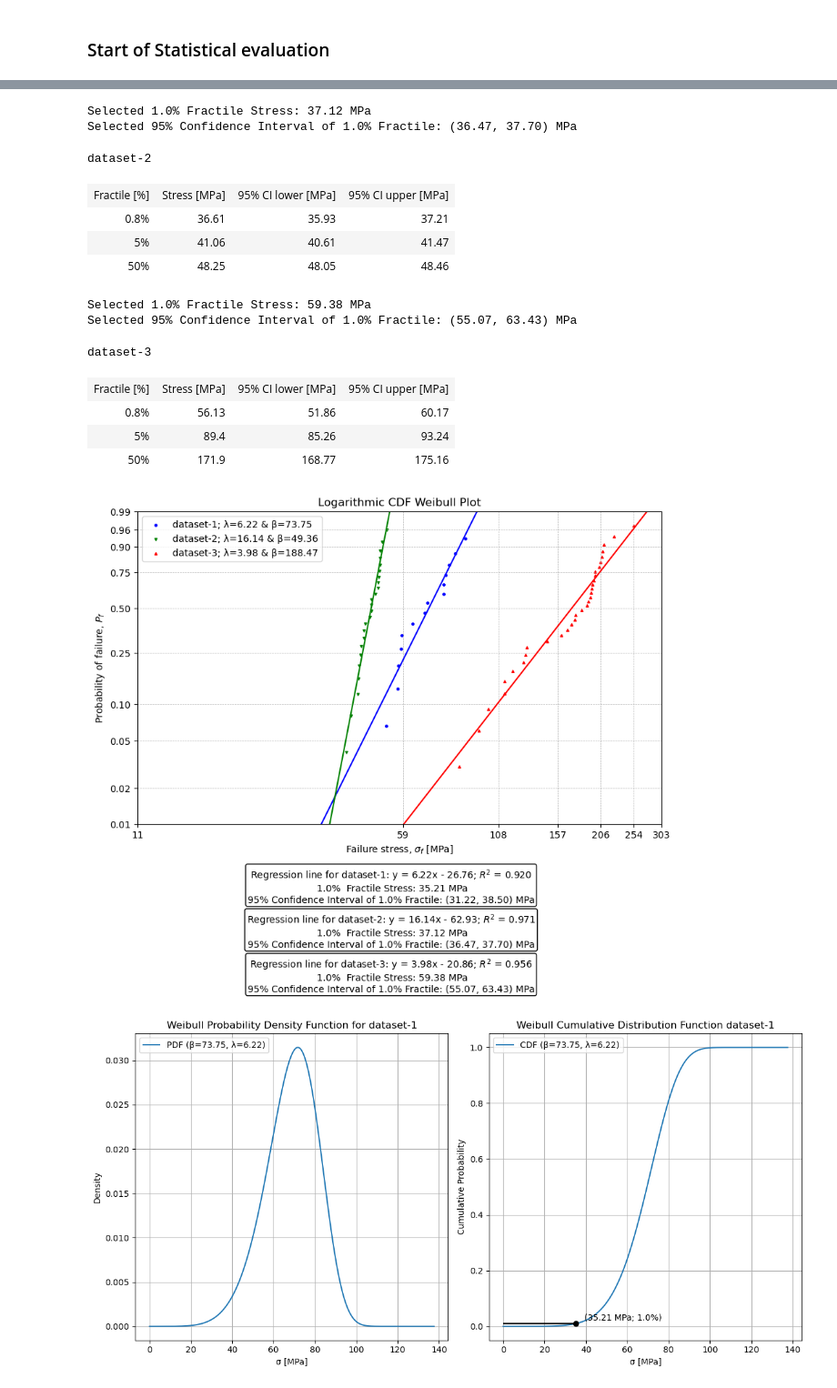
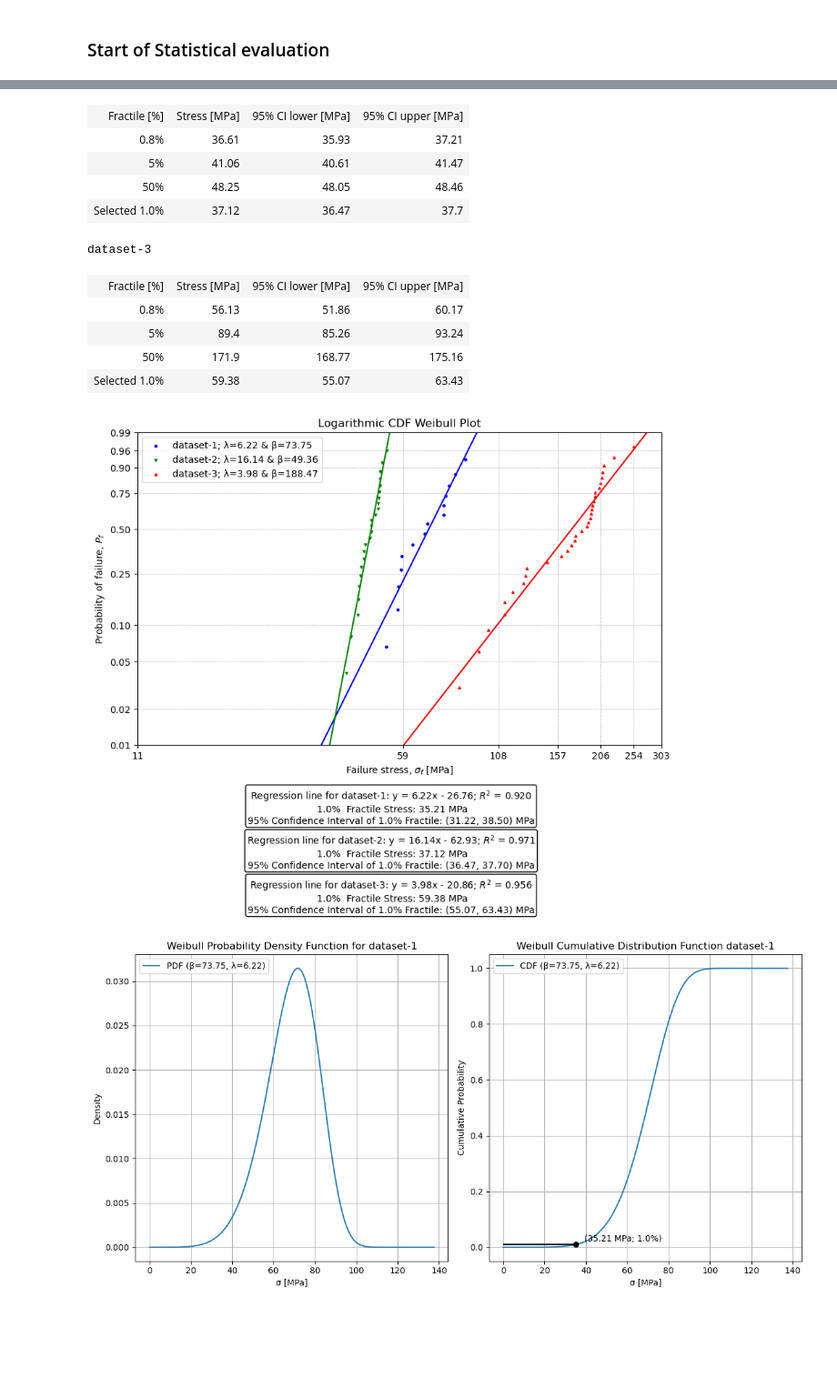
Before and after one commit to xjulie0x/glass-reuse-open-database, a Jupyter notebook: book/pages/method_1.ipynb, the cells around one changed output, grey strips where cells are left out. Shown at 91% size. Cells and saved outputs as stored; diff of their text form; code cells hidden in the pictures; blank space fills up the shorter version.

```diff
--- a/book/pages/method_1.ipynb
+++ b/book/pages/method_1.ipynb
@@ -104,7 +104,7 @@ for dataset, stress_rate in stress_rates.items():
     # Calculate probability of failure (P_f,i)
     n = len(sorted_stress)
 
-    P_f = np.array([(i) / (n + 1) for i in range(1,n+1)])
+    P_f = np.array([(i) / (n+1) for i in range(1,n+1)])
     # Linearize the Weibull distribution
     ln_stress = np.log(sorted_stress)
 
@@ -127,37 +127,11 @@ for dataset, stress_rate in stress_rates.items():
 
     C = t_value * se * np.sqrt(1/n + (ln_stress - mean_ln_stress)**2 / np.sum((ln_stress - mean_ln_stress)**2))
 
-    # Determine the x% fractile
-    Pf_x = target_P_f
-    ln_ln_Pf_5 = np.log(np.log(1 / (1 - Pf_x)))
-    x_5 = (ln_ln_Pf_5 - intercept) / slope
-    stress_x_percentile = np.exp(x_5)
-
-    # Set the target value
-    # Determine the x% fractile
-    target_value = np.log(np.log(1 / (1 - Pf_x)))
-
-    # Initial guess
-    initial_guess = 3.0
-
-    # Use fsolve to perform the goal seek for the upper value of the confidence interval
-    solution_CI_upper = fsolve(goal_seek_function_CI_upper, initial_guess)
-    # Use fsolve to perform the goal seek for the lower value of the confidence interval
-    solution_CI_lower = fsolve(goal_seek_function_CI_lower, initial_guess)
-
     # Weibull Parameters estimation
     shape = slope                    # lambda
     scale = np.exp(-intercept/slope) # beta
     Weibull_distribution_parameters[dataset] = (scale,shape)
 
-    # Output the solution
-    #print(f"The value of x that makes P_f(x) = {target_value} is: {solution_CI_upper[0]}")
-    #print(f"The value of x that makes P_f(x) = {target_value} is: {solution_CI_lower[0]}")
-    stress_x_percentile_CI_upper = np.exp(solution_CI_upper[0])
-    stress_x_percentile_CI_lower = np.exp(solution_CI_lower[0])
-
-    print(f"Selected {target_P_f*100}% Fractile Stress: {stress_x_percentile:.2f} MPa")
-    print(f"Selected {int((1-target_alpha/2)*100)}% Confidence Interval of {target_P_f*100}% Fractile: ({stress_x_percentile_CI_lower:.2f}, {stress_x_percentile_CI_upper:.2f}) MPa")
 
     # Plot with confidence interval
     # List of marker symbols to cycle through
@@ -236,7 +210,32 @@ for dataset, stress_rate in stress_rates.items():
     plt.scatter(sorted_stress, P_f, color= color, s=6, label=f'{dataset}; \u03BB={shape:.2f} & \u03B2={scale:.2f}',marker = marker)
     plt.plot(x, y, color=color)
 
+    # Determine the x% fractile
+    Pf_x = target_P_f
+    ln_ln_Pf_5 = np.log(np.log(1 / (1 - Pf_x)))
+    x_5 = (ln_ln_Pf_5 - intercept) / slope
+    stress_x_percentile = round(np.exp(x_5),2)
 
+    # Set the target value
+    # Determine the x% fractile
+    target_value = np.log(np.log(1 / (1 - Pf_x)))
+
+    # Initial guess
+    initial_guess = 3.0
+
+    # Use fsolve to perform the goal seek for the upper value of the confidence interval
+    solution_CI_upper = fsolve(goal_seek_function_CI_upper, initial_guess)
+    # Use fsolve to perform the goal seek for the lower value of the confidence interval
+    solution_CI_lower = fsolve(goal_seek_function_CI_lower, initial_guess)
+
+    # Output the solution
+    #print(f"The value of x that makes P_f(x) = {target_value} is: {solution_CI_upper[0]}")
+    #print(f"The value of x that makes P_f(x) = {target_value} is: {solution_CI_lower[0]}")
+    stress_x_percentile_CI_upper = round(np.exp(solution_CI_upper[0]),2)
+    stress_x_percentile_CI_lower = round(np.exp(solution_CI_lower[0]),2)
+
+    # print(f"Selected {target_P_f*100}% Fractile Stress: {stress_x_percentile:.2f} MPa")
+    # print(f"Selected {int((1-target_alpha/2)*100)}% Confidence Interval of {target_P_f*100}% Fractile: ({stress_x_percentile_CI_lower:.2f}, {stress_x_percentile_CI_upper:.2f}) MPa")
     # Add regression equation and R-squared below the figure
     regression_text = f"y = {slope:.2f}x {'+' if intercept > 0 else '-'} {abs(intercept):.2f}; $R^2$ = {r_value**2:.3f}"
     stress_text = f"{target_P_f*100}%  Fractile Stress: {stress_x_percentile:.2f} MPa\n" \
@@ -300,12 +299,15 @@ for dataset, stress_rate in stress_rates.items():
 
     stress_50_percentile_CI_upper = round(np.exp(solution_CI_upper[0]),2)
     stress_50_percentile_CI_lower = round(np.exp(solution_CI_lower[0]),2)
+
+
     # Define the data for the table containing integers
     table_data = [
         ("Fractile [%]", "Stress [MPa]", "95% CI lower [MPa]", "95% CI upper [MPa]"),
-        ("0.8%", stress_08_percentile, stress_08_percentile_CI_lower, stress_08_percentile_CI_upper),  # Row 1
-        ("5%", stress_5_percentile,stress_5_percentile_CI_lower,stress_5_percentile_CI_upper),         # Row 2
-        ("50%", stress_50_percentile,stress_50_percentile_CI_lower,stress_50_percentile_CI_upper)      # Row 3
+        ("0.8%", stress_08_percentile, stress_08_percentile_CI_lower, stress_08_percentile_CI_upper),                     # Row 1
+        ("5%", stress_5_percentile,stress_5_percentile_CI_lower,stress_5_percentile_CI_upper),                            # Row 2
+        ("50%", stress_50_percentile,stress_50_percentile_CI_lower,stress_50_percentile_CI_upper),                        # Row 3
+        (f"Selected {target_P_f*100}%", stress_x_percentile,stress_x_percentile_CI_lower,stress_x_percentile_CI_upper)    # Row 4
     ]
 
     # Generate HTML for the table
@@ -381,17 +383,14 @@ dataset-1
+| Fractile [%] | Stress [MPa] | 95% CI lower [MPa] | 95% CI upper [MPa] |
+| 0.8% | 36.61 | 35.93 | 37.21 |
+| 5% | 41.06 | 40.61 | 41.47 |
+| 50% | 48.25 | 48.05 | 48.46 |
+| Selected 1.0% | 37.12 | 36.47 | 37.7 |
-Selected 1.0% Fractile Stress: 37.12 MPa
-Selected 95% Confidence Interval of 1.0% Fractile: (36.47, 37.70) MPa
+dataset-3
-dataset-2
-| Fractile [%] | Stress [MPa] | 95% CI lower [MPa] | 95% CI upper [MPa] |
-| 0.8% | 36.61 | 35.93 | 37.21 |
-| 5% | 41.06 | 40.61 | 41.47 |
-| 50% | 48.25 | 48.05 | 48.46 |
-Selected 1.0% Fractile Stress: 59.38 MPa
-Selected 95% Confidence Interval of 1.0% Fractile: (55.07, 63.43) MPa
-dataset-3
 | Fractile [%] | Stress [MPa] | 95% CI lower [MPa] | 95% CI upper [MPa] |
 | 0.8% | 56.13 | 51.86 | 60.17 |
 | 5% | 89.4 | 85.26 | 93.24 |
 | 50% | 171.9 | 168.77 | 175.16 |
+| Selected 1.0% | 59.38 | 55.07 | 63.43 |
 [figure]
 # %%
 
```
Also changed, not shown: parts of 2 cells of this notebook, 1 other file.
